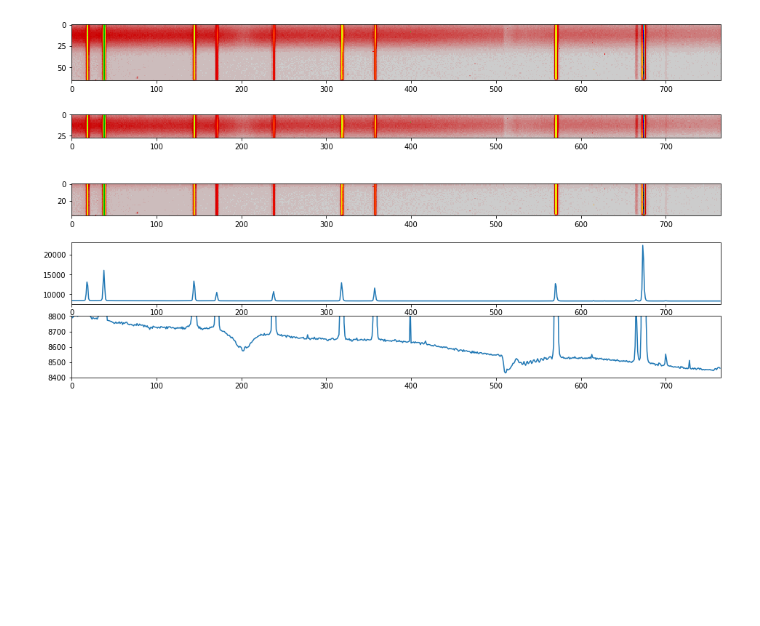
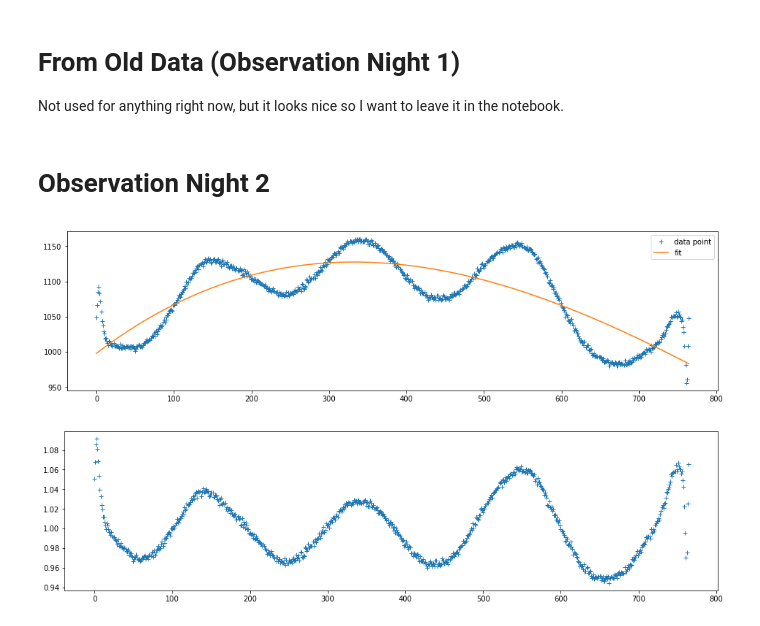
Before and after one commit to NMiklave/ast443-nyc, a Jupyter notebook: lab3/notebook/lab3-analysis.ipynb, the cells around one changed output. Drawn from its saved outputs; the diff is of its cells as text; code cells hidden in the pictures; blank space fills up the shorter version.

```diff
--- a/lab3/notebook/lab3-analysis.ipynb
+++ b/lab3/notebook/lab3-analysis.ipynb
@@ -4,26 +5,7 @@ import numpy as np
 from astropy.io import fits
-# %%
-refstar = fits.open('../data/spec_refstar_2min.FIT')
-flat = fits.open('../data/flat_30s.00000000.FLAT.FIT')
-
-data = refstar[0].data
-
-fig, axs = plt.subplots(5, 1, figsize=(16, 9))
-axs[0].imshow(data[22:88][:], cmap='nipy_spectral_r')         # 50 mm slit
-axs[1].imshow(data[22:50][:], cmap='nipy_spectral_r')         # Referenace star spectrum
-axs[2].imshow(data[50:88][:], cmap='nipy_spectral_r')         # arclamp spectrum
-
-avg_arclamp = np.mean(data[50:88], axis=0)                    # Average the arclamp portion of data
-axs[3].plot(avg_arclamp)                                      # Plot
-axs[3].set_xlim(axs[2].get_xlim())                            # Have wavelenght plot line up with image
-
-avg_refstar = np.mean(data[22:50], axis=0)                    # Average the refstar portion
-axs[4].plot(avg_refstar)
-axs[4].set_xlim(axs[0].get_xlim())                            # Have wavelength plot line up with image
-axs[4].set_ylim(8400, 8800)
-
-refstar.close()
-flat.close()
-plt.show()
-# %% [output]
-[figure, removed]
+# %% [markdown]
+# From Old Data (Observation Night 1)
+
+Not used for anything right now, but it looks nice so I want to leave it in the notebook.
+# %% [markdown]
+# Observation Night 2
@@ -29,0 +30,36 @@ plt.show()
+# %%
+# Make the master flat
+
+#30s darks
+dark30s_1=fits.open('../new_data/30s_dark.00000008.DARK.FIT')[0].data
+dark30s_2=fits.open('../new_data/30s_dark.00000009.DARK.FIT')[0].data
+dark30s_3=fits.open('../new_data/30s_dark.00000010.DARK.FIT')[0].data
+m_dark30s=(dark30s_1+dark30s_2+dark30s_3)/3
+
+#30s flat
+flatnames=['30s_flat.00000003.FLAT.FIT','30s_flat.00000005.FLAT.FIT',
+           '30s_flat.00000006.FLAT.FIT','30s_flat.00000007.FLAT.FIT']
+flat1=fits.open('../new_data/30s_flat.00000003.FLAT.FIT')[0].data
+flat2=fits.open('../new_data/30s_flat.00000005.FLAT.FIT')[0].data
+flat3=fits.open('../new_data/30s_flat.00000006.FLAT.FIT')[0].data
+flat4=fits.open('../new_data/30s_flat.00000007.FLAT.FIT')[0].data
+flatdata=[flat1,flat2,flat3,flat4]
+m_flat=sum(flatdata)/4-m_dark30s
+
+#cut the slit
+m_flatcut=m_flat[28:89,:]
+avgflat=np.mean(m_flatcut,axis=0)
+pix_pos=np.array([i for i in range(765)])
+plt.figure(figsize=(16,4))
+plt.plot(pix_pos,avgflat,'+',label='data point')
+fit=np.poly1d(np.polyfit(pix_pos,avgflat,3))
+plt.plot(pix_pos,fit(pix_pos),label='fit')
+plt.legend()
+
+normflat=avgflat/fit(pix_pos)
+plt.figure(figsize=(16,4))
+plt.plot(pix_pos,normflat,'+')
+plt.show()
+# %% [output]
+[figure, added]
+[figure, added]
```
Also changed, not shown: parts of 7 cells of this notebook, 1 other file.
